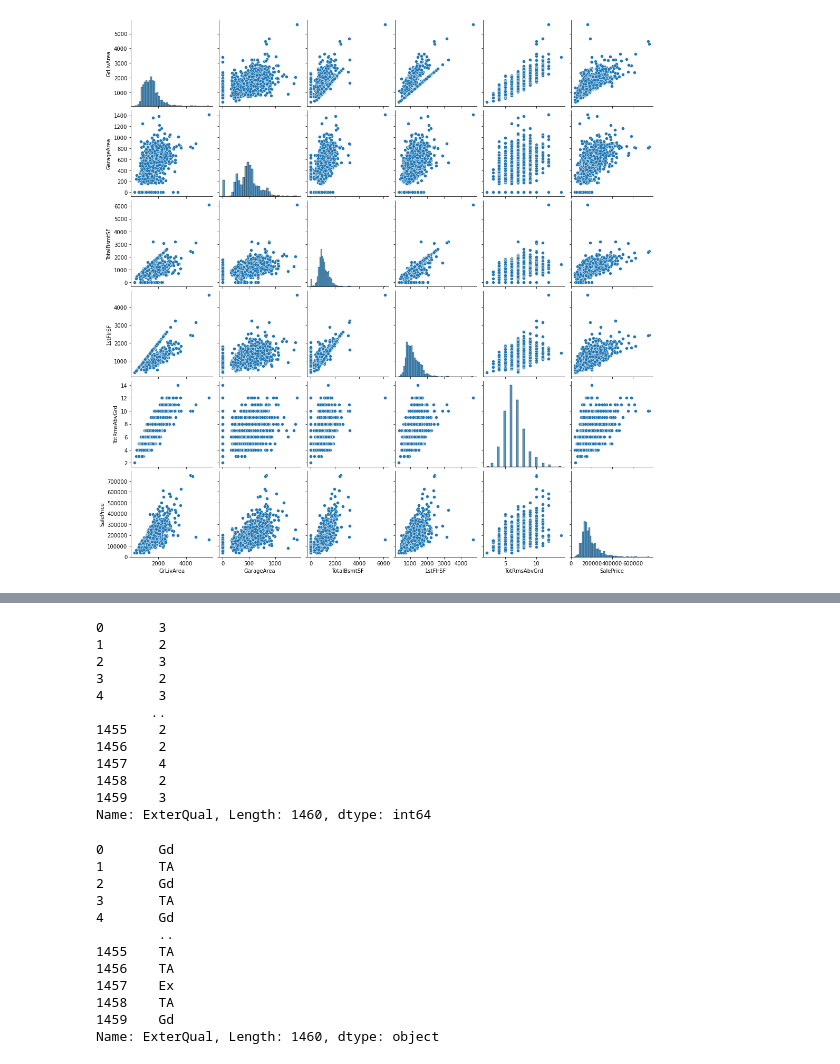
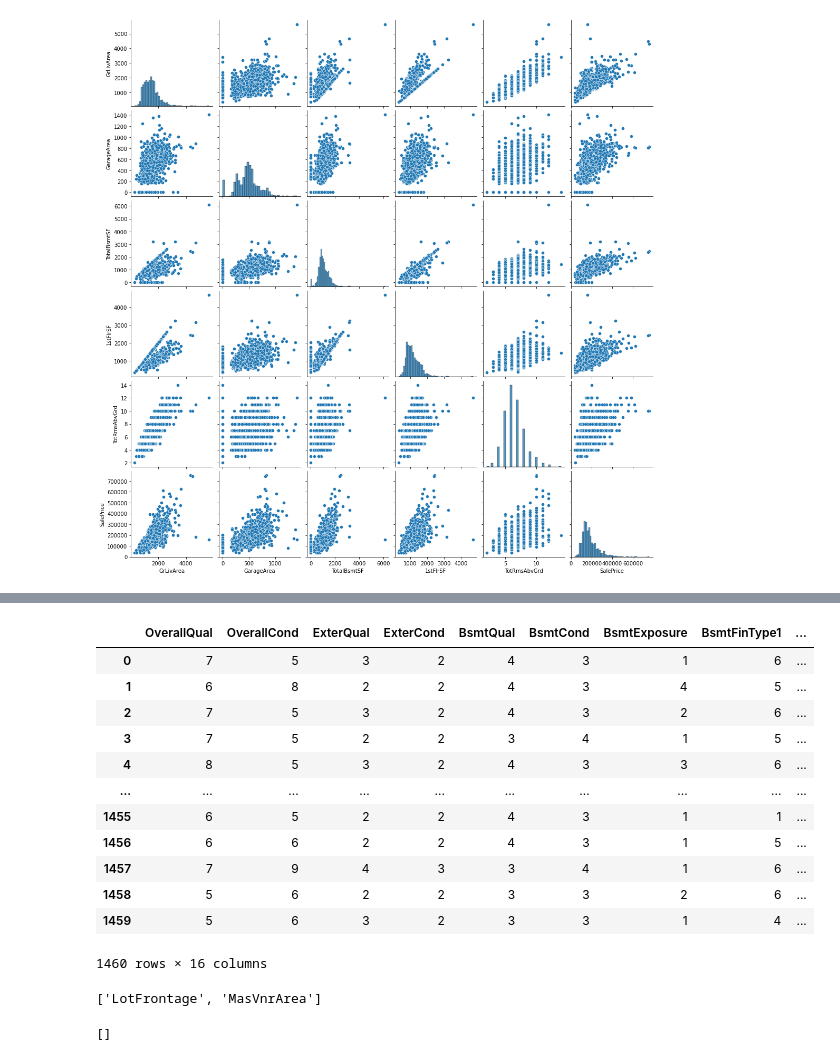
Before and after one commit to markjh2323/house_prices_project, a Jupyter notebook: house_price_prediction_project/house-prices-advanced-regression-techniques/data_cleaning.ipynb, the cells around one changed output, grey strips where cells are left out. Cells and saved outputs as stored; diff of their text form; code cells hidden in the pictures.

```diff
--- a/house_price_prediction_project/house-prices-advanced-regression-techniques/data_cleaning.ipynb
+++ b/house_price_prediction_project/house-prices-advanced-regression-techniques/data_cleaning.ipynb
@@ -84,7 +55,7 @@ nominal_cols = ["MSSubClass", "MSZoning", "Street", "Alley", "LotShape", "LandCo
                 "Exterior2nd", "MasVnrType", "Foundation", "Heating", "CentralAir", "Electrical", "GarageType",
                 "GarageFinish", "PavedDrive","Fence", "MiscFeature", "MoSold", "YrSold", "SaleType", "SaleCondition", "YearBuilt", "YearRemodAdd",
                 "GarageYrBlt"]
-ordinal_cols = ["Utilities", "OverallQual", "OverallCond", "ExterQual", "ExterCond", "BsmtQual",
+ordinal_cols = ["OverallQual", "OverallCond", "ExterQual", "ExterCond", "BsmtQual",
                 "BsmtCond", "BsmtExposure", "BsmtFinType1", "BsmtFinType2", "HeatingQC", "KitchenQual", "FireplaceQu",
                 "GarageQual", "GarageCond", "PoolQC", "Functional"]
 num_cols = ["LotFrontage", "LotArea", "MasVnrArea", "BsmtFinSF1", "BsmtFinSF2", "BsmtUnfSF", "TotalBsmtSF", "1stFlrSF", "2ndFlrSF",
@@ -151,30 +121,30 @@ Name: ExterQual, Length: 1460, dtype: object
-# %%
-df["ExterQual"] = df["ExterQual"].map(exterior_quality_dict)
-# %% [output]
-0       3
-1       2
-2       3
-3       2
-4       3
-       ..
-1455    2
-1456    2
-1457    4
-1458    2
-1459    3
-Name: ExterQual, Length: 1460, dtype: int64
 # %%
-df["ExterQual"]
+df[ordinal_cols]
 # %% [output]
+|  | OverallQual | OverallCond | ExterQual | ExterCond | BsmtQual | BsmtCond | BsmtExposure | BsmtFinType1 | ... |
+| 0 | 7 | 5 | 3 | 2 | 4 | 3 | 1 | 6 | ... |
+| 1 | 6 | 8 | 2 | 2 | 4 | 3 | 4 | 5 | ... |
+| 2 | 7 | 5 | 3 | 2 | 4 | 3 | 2 | 6 | ... |
+| 3 | 7 | 5 | 2 | 2 | 3 | 4 | 1 | 5 | ... |
+| 4 | 8 | 5 | 3 | 2 | 4 | 3 | 3 | 6 | ... |
+| ... | ... | ... | ... | ... | ... | ... | ... | ... | ... |
+| 1455 | 6 | 5 | 2 | 2 | 4 | 3 | 1 | 1 | ... |
+| 1456 | 6 | 6 | 2 | 2 | 4 | 3 | 1 | 5 | ... |
+| 1457 | 7 | 9 | 4 | 3 | 3 | 4 | 1 | 6 | ... |
+| 1458 | 5 | 6 | 2 | 2 | 3 | 3 | 2 | 6 | ... |
+| 1459 | 5 | 6 | 3 | 2 | 3 | 3 | 1 | 4 | ... |
-0       Gd
-1       TA
-2       Gd
-3       TA
-4       Gd
-        ..
-1455    TA
-1456    TA
-1457    Ex
-1458    TA
-1459    Gd
-Name: ExterQual, Length: 1460, dtype: object
+1460 rows × 16 columns
+# %%
+df[num_cols]
+
+have_not=[]
+
+for cols in num_cols:
+    for records in df[cols]:
+        if records=="Does Not Have":
+            if cols not in have_not:
+                have_not.append(cols)
+
+have_not
+# %% [output]
+['LotFrontage', 'MasVnrArea']
@@ -180,0 +153,12 @@ Name: ExterQual, Length: 1460, dtype: object
+# %%
+have_not=[]
+
+for cols in num_cols:
+    for records in df[cols]:
+        if records=="Does Not Have":
+            if cols not in have_not:
+                have_not.append(cols)
+
+have_not
+# %% [output]
+[]
```
Also changed, not shown: parts of 23 cells of this notebook, 3 other files.
